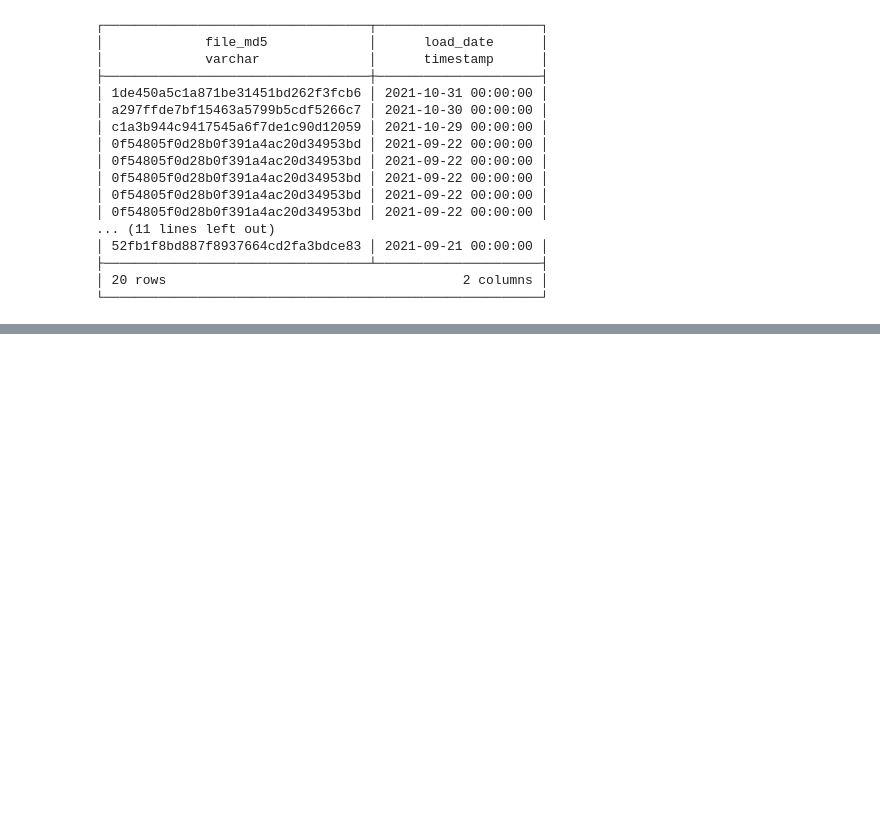
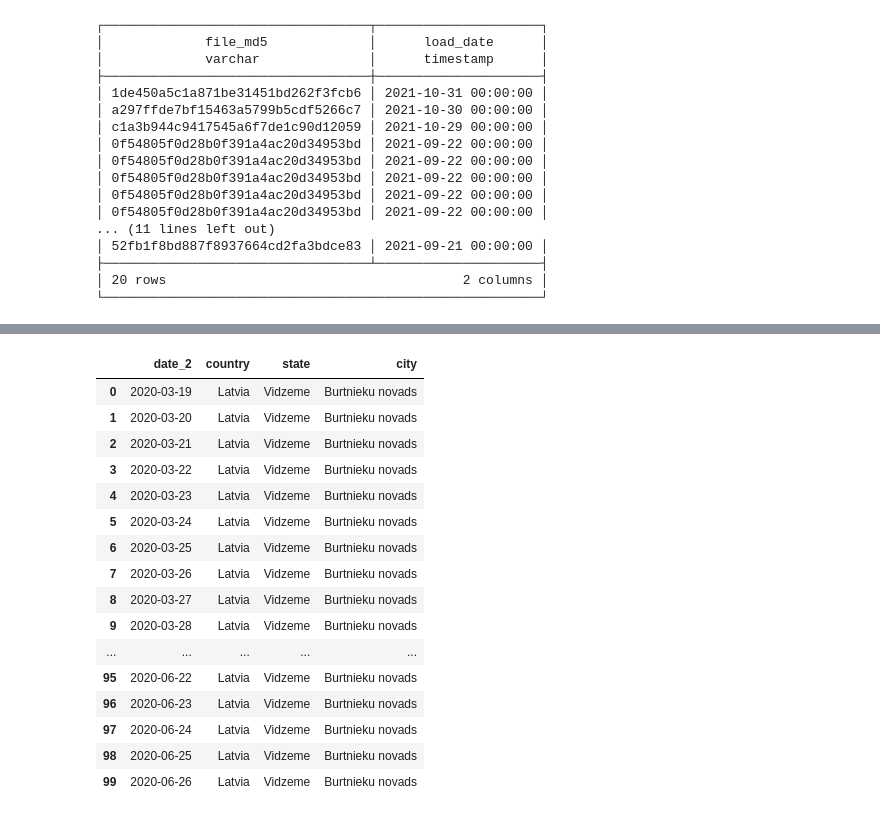
Before and after one commit to 1byte-yoda/covid19_data_pipeline, a Jupyter notebook: adhoc/covid19_eda.ipynb, the cells around one changed output, grey strips where cells are left out. Drawn from its saved outputs; the diff is of its cells as text; code cells hidden in the pictures; blank space fills up the shorter version.

```diff
--- a/adhoc/covid19_eda.ipynb
+++ b/adhoc/covid19_eda.ipynb
@@ -789,0 +895,20 @@ LIMIT 50
+# %%
+helper_df[["date_2", "country", "state", "city"]].head(100)
+# %% [output]
+|  | date_2 | country | state | city |
+| 0 | 2020-03-19 | Latvia | Vidzeme | Burtnieku novads |
+| 1 | 2020-03-20 | Latvia | Vidzeme | Burtnieku novads |
+| 2 | 2020-03-21 | Latvia | Vidzeme | Burtnieku novads |
+| 3 | 2020-03-22 | Latvia | Vidzeme | Burtnieku novads |
+| 4 | 2020-03-23 | Latvia | Vidzeme | Burtnieku novads |
+| 5 | 2020-03-24 | Latvia | Vidzeme | Burtnieku novads |
+| 6 | 2020-03-25 | Latvia | Vidzeme | Burtnieku novads |
+| 7 | 2020-03-26 | Latvia | Vidzeme | Burtnieku novads |
+| 8 | 2020-03-27 | Latvia | Vidzeme | Burtnieku novads |
+| 9 | 2020-03-28 | Latvia | Vidzeme | Burtnieku novads |
+| ... | ... | ... | ... | ... |
+| 95 | 2020-06-22 | Latvia | Vidzeme | Burtnieku novads |
+| 96 | 2020-06-23 | Latvia | Vidzeme | Burtnieku novads |
+| 97 | 2020-06-24 | Latvia | Vidzeme | Burtnieku novads |
+| 98 | 2020-06-25 | Latvia | Vidzeme | Burtnieku novads |
+| 99 | 2020-06-26 | Latvia | Vidzeme | Burtnieku novads |
```
Also changed, not shown: parts of 22 cells of this notebook, 1 other file.
